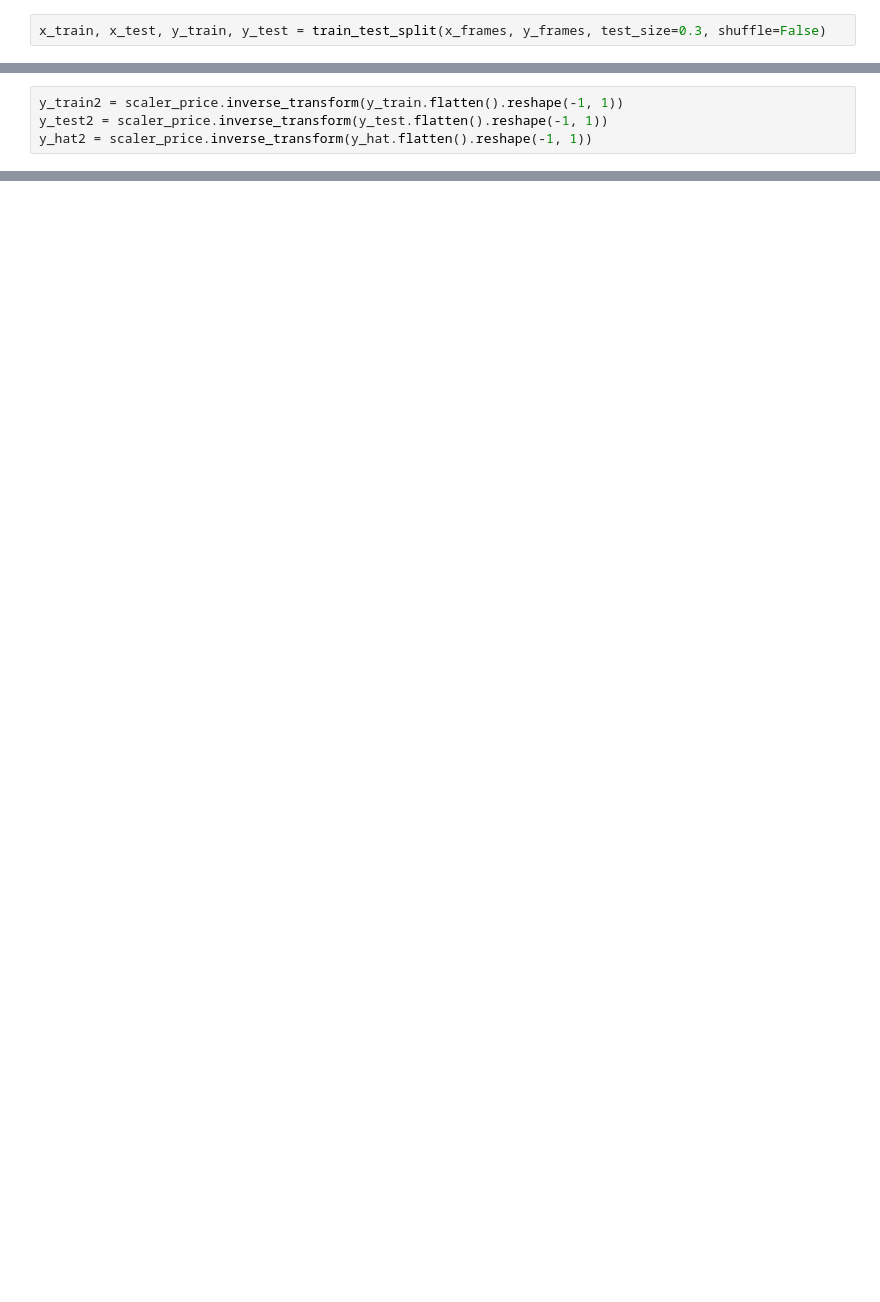
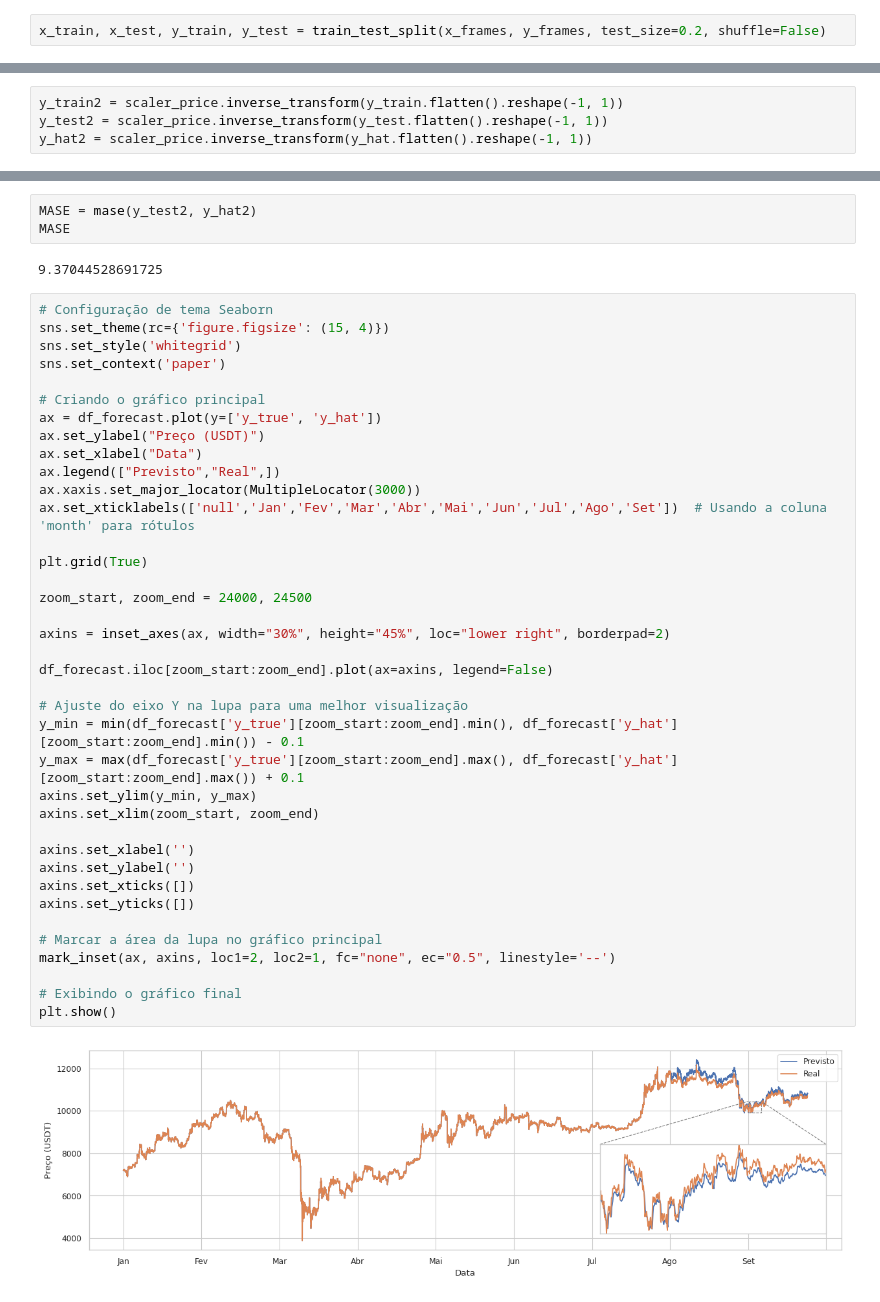
Before and after one commit to mickaelosvaldo1999/Analise-comparativa-entre-algoritmos-de-predicao-de-preco-para-o-Bitcoin, a Jupyter notebook: Implementação/LSTM.ipynb, the cells around one changed output, grey strips where cells are left out. Cells and saved outputs as stored; diff of their text form; blank space fills up the shorter version.

```diff
--- a/Implementação/LSTM.ipynb
+++ b/Implementação/LSTM.ipynb
@@ -130,3 +186,3 @@ for i in range(num_samples):
 # %%
-x_train, x_test, y_train, y_test = train_test_split(x_frames, y_frames, test_size=0.3, shuffle=False)
+x_train, x_test, y_train, y_test = train_test_split(x_frames, y_frames, test_size=0.2, shuffle=False)
 # %%
@@ -360,0 +371,45 @@ R2:
+# %%
+MASE = mase(y_test2, y_hat2)
+MASE
+# %% [output]
+9.37044528691725
+# %%
+# Configuração de tema Seaborn
+sns.set_theme(rc={'figure.figsize': (15, 4)})
+sns.set_style('whitegrid')
+sns.set_context('paper')
+
+# Criando o gráfico principal
+ax = df_forecast.plot(y=['y_true', 'y_hat'])
+ax.set_ylabel("Preço (USDT)")
+ax.set_xlabel("Data")
+ax.legend(["Previsto","Real",])
+ax.xaxis.set_major_locator(MultipleLocator(3000))
+ax.set_xticklabels(['null','Jan','Fev','Mar','Abr','Mai','Jun','Jul','Ago','Set'])  # Usando a coluna 'month' para rótulos
+
+plt.grid(True)
+
+zoom_start, zoom_end = 24000, 24500
+
+axins = inset_axes(ax, width="30%", height="45%", loc="lower right", borderpad=2)
+
+df_forecast.iloc[zoom_start:zoom_end].plot(ax=axins, legend=False)
+
+# Ajuste do eixo Y na lupa para uma melhor visualização
+y_min = min(df_forecast['y_true'][zoom_start:zoom_end].min(), df_forecast['y_hat'][zoom_start:zoom_end].min()) - 0.1
+y_max = max(df_forecast['y_true'][zoom_start:zoom_end].max(), df_forecast['y_hat'][zoom_start:zoom_end].max()) + 0.1
+axins.set_ylim(y_min, y_max)
+axins.set_xlim(zoom_start, zoom_end)
+
+axins.set_xlabel('')
+axins.set_ylabel('')
+axins.set_xticks([])
+axins.set_yticks([])
+
+# Marcar a área da lupa no gráfico principal
+mark_inset(ax, axins, loc1=2, loc2=1, fc="none", ec="0.5", linestyle='--')
+
+# Exibindo o gráfico final
+plt.show()
+# %% [output]
+[figure, added]
```
Also changed, not shown: parts of 23 cells of this notebook, 44 other files.
